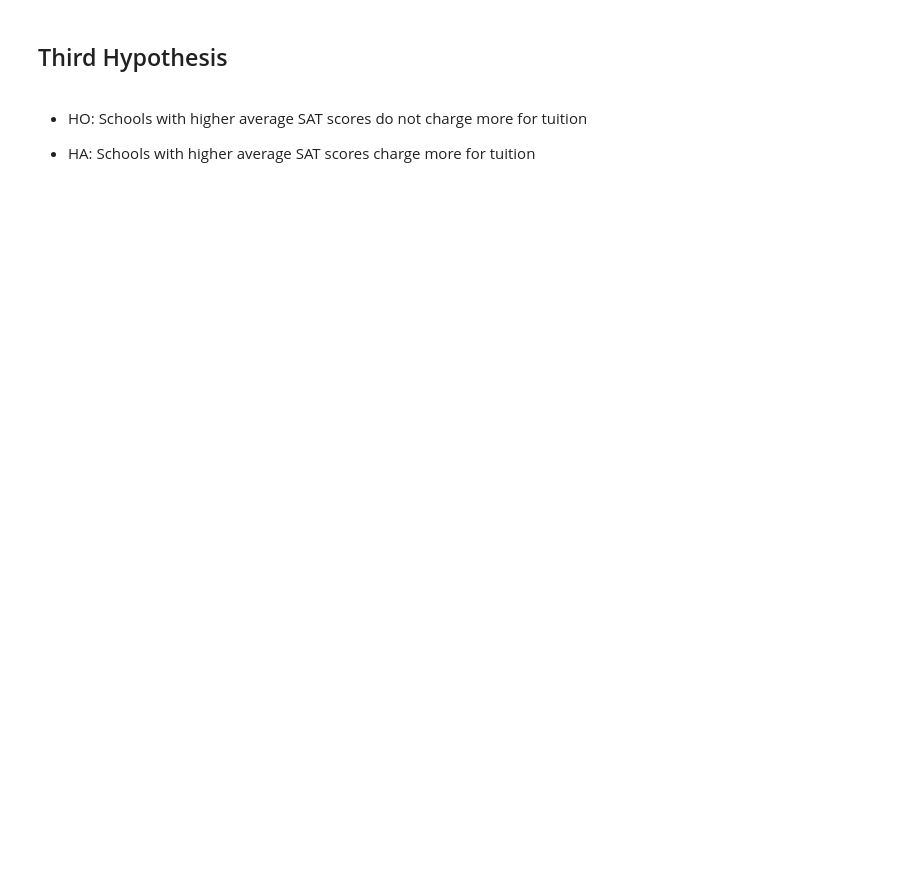
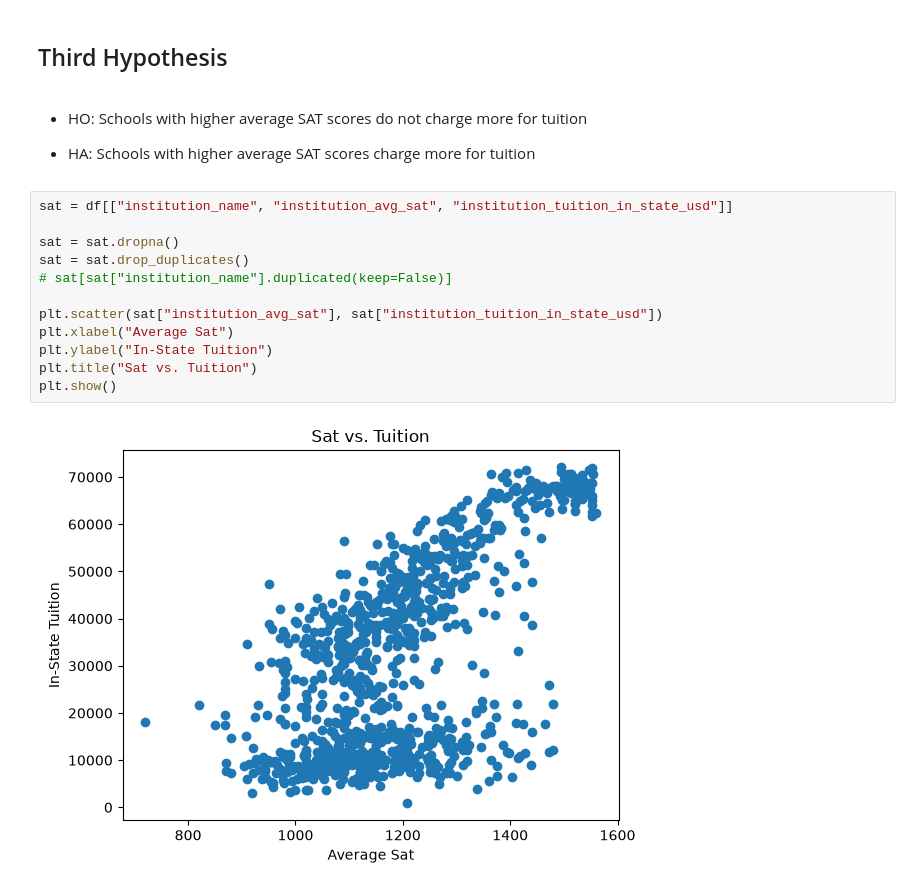
Before and after one commit to brimullinix/CMSC320_project, a Jupyter notebook: Checkpoint_2.ipynb, the cells around one changed output. Cells and saved outputs as stored; diff of their text form; blank space fills up the shorter version.

```diff
--- a/Checkpoint_2.ipynb
+++ b/Checkpoint_2.ipynb
@@ -111,3 +174,17 @@ Do schools with higher average SAT scores charge more for tuition?
 - HO: Schools with higher average SAT scores do not charge more for tuition
 
 - HA: Schools with higher average SAT scores charge more for tuition
+# %%
+sat = df[["institution_name", "institution_avg_sat", "institution_tuition_in_state_usd"]]
+
+sat = sat.dropna()
+sat = sat.drop_duplicates()
+# sat[sat["institution_name"].duplicated(keep=False)]
+
+plt.scatter(sat["institution_avg_sat"], sat["institution_tuition_in_state_usd"])
+plt.xlabel("Average Sat")
+plt.ylabel("In-State Tuition")
+plt.title("Sat vs. Tuition")
+plt.show()
+# %% [output]
+[figure, added]
```
Also changed, not shown: parts of 10 cells of this notebook.
